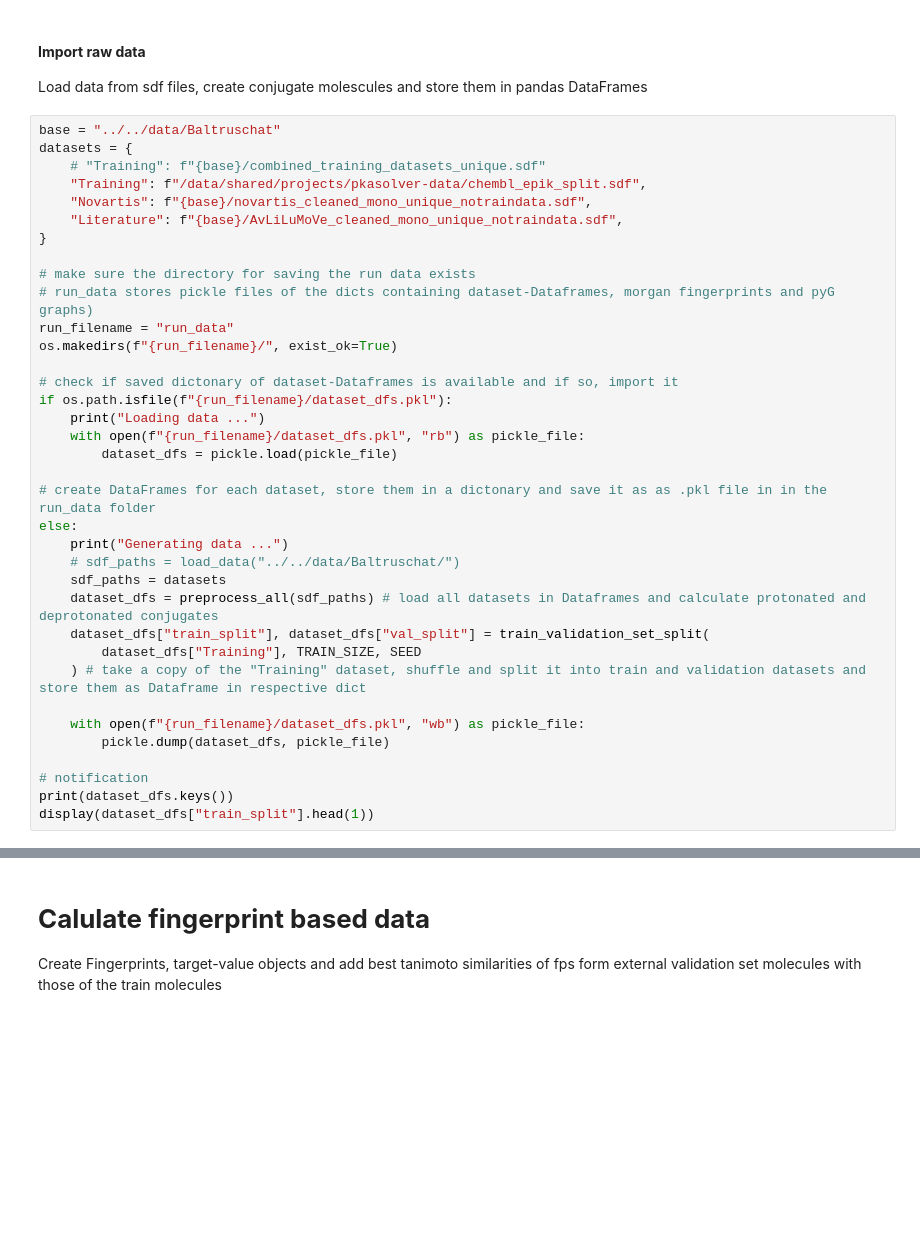
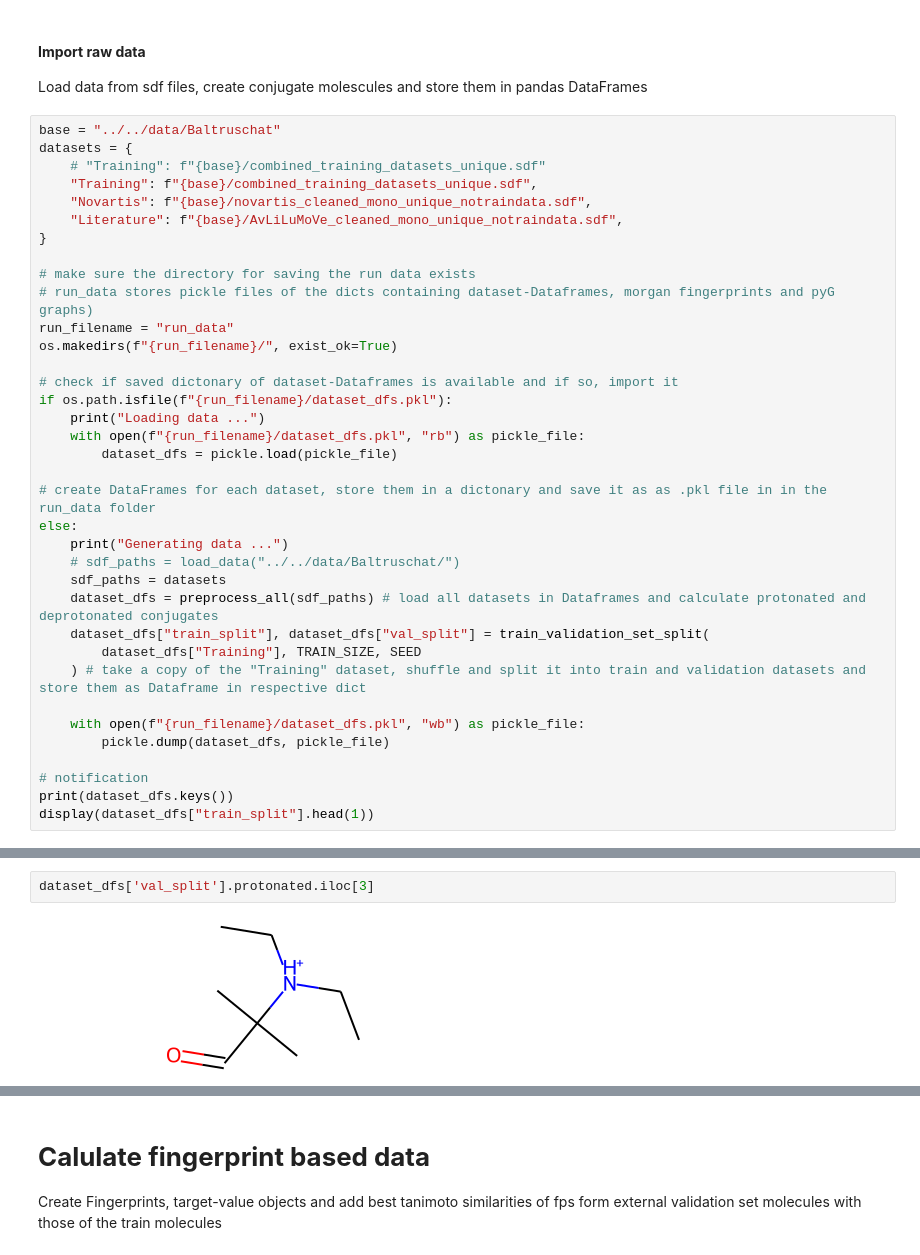
Before and after one commit to mayrf/pkasolver, a Jupyter notebook: examples/paper_run_1/paper_workflow.ipynb, the cells around one changed output, grey strips where cells are left out. Saved outputs shown, nothing was run; the diff lists cells and outputs as text; blank space fills up the shorter version.

```diff
--- a/examples/paper_run_1/paper_workflow.ipynb
+++ b/examples/paper_run_1/paper_workflow.ipynb
@@ -97,7 +100,7 @@ Load data from sdf files, create conjugate molescules and store them in pandas D
 base = "../../data/Baltruschat"
 datasets = {
     # "Training": f"{base}/combined_training_datasets_unique.sdf"
-    "Training": f"/data/shared/projects/pkasolver-data/chembl_epik_split.sdf",
+    "Training": f"{base}/combined_training_datasets_unique.sdf",
     "Novartis": f"{base}/novartis_cleaned_mono_unique_notraindata.sdf",
     "Literature": f"{base}/AvLiLuMoVe_cleaned_mono_unique_notraindata.sdf",
 }
@@ -137 +171,5 @@ ValueError: cannot convert float NaN to integer
+# %%
+dataset_dfs['val_split'].protonated.iloc[3]
+# %% [output]
+[figure, added]
 # %%
```
Also changed, not shown: parts of 18 cells of this notebook, 6 other files.
